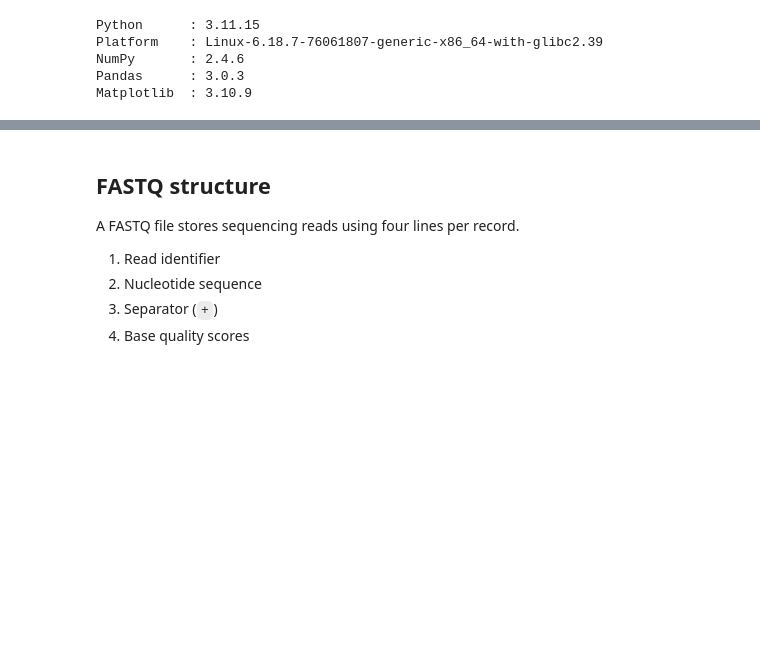
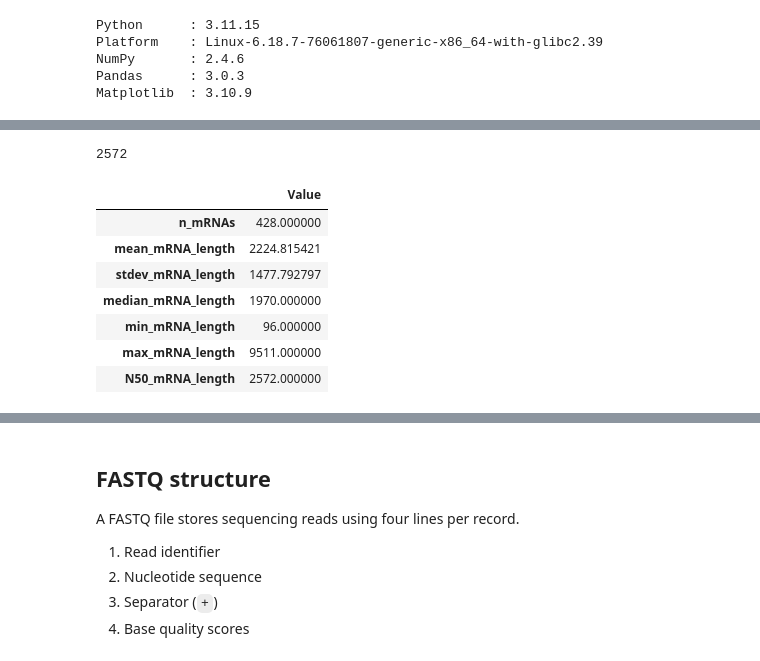
Before and after one commit to ih-11/hmm-3end, a Jupyter notebook: notebook/qcfastq.ipynb, the cells around one changed output, grey strips where cells are left out. Drawn from its saved outputs; the diff is of its cells as text; code cells hidden in the pictures; blank space fills up the shorter version.

```diff
--- a/notebook/qcfastq.ipynb
+++ b/notebook/qcfastq.ipynb
@@ -25,0 +69,11 @@ Matplotlib  : 3.10.9
+# %%
+mrna_stats = pd.Series({
+    "n_mRNAs": len(mrna_df),
+    "mean_mRNA_length": mrna_df["mrna_length"].mean(),
+    "stdev_mRNA_length": mrna_df["mrna_length"].std(),
+    "median_mRNA_length": mrna_df["mrna_length"].median(),
+    "min_mRNA_length": mrna_df["mrna_length"].min(),
+    "max_mRNA_length": mrna_df["mrna_length"].max(),
+})
+
+mrna_stats.to_frame(name="Value")
@@ -25,0 +88,31 @@ Matplotlib  : 3.10.9
+# %%
+lengths_sorted = sorted(mrna_df["mrna_length"], reverse=True)
+
+total_bases = sum(lengths_sorted)
+half_total_bases = total_bases / 2
+
+running_total = 0
+mrna_n50 = None
+
+for length in lengths_sorted:
+    running_total += length
+
+    if running_total >= half_total_bases:
+        mrna_n50 = length
+        break
+
+mrna_n50
+# %% [output]
+2572
+# %%
+mrna_stats["N50_mRNA_length"] = mrna_n50
+mrna_stats.to_frame(name="Value")
+# %% [output]
+|  | Value |
+| n_mRNAs | 428.000000 |
+| mean_mRNA_length | 2224.815421 |
+| stdev_mRNA_length | 1477.792797 |
+| median_mRNA_length | 1970.000000 |
+| min_mRNA_length | 96.000000 |
+| max_mRNA_length | 9511.000000 |
+| N50_mRNA_length | 2572.000000 |
```
Also changed, not shown: parts of 4 cells of this notebook.
